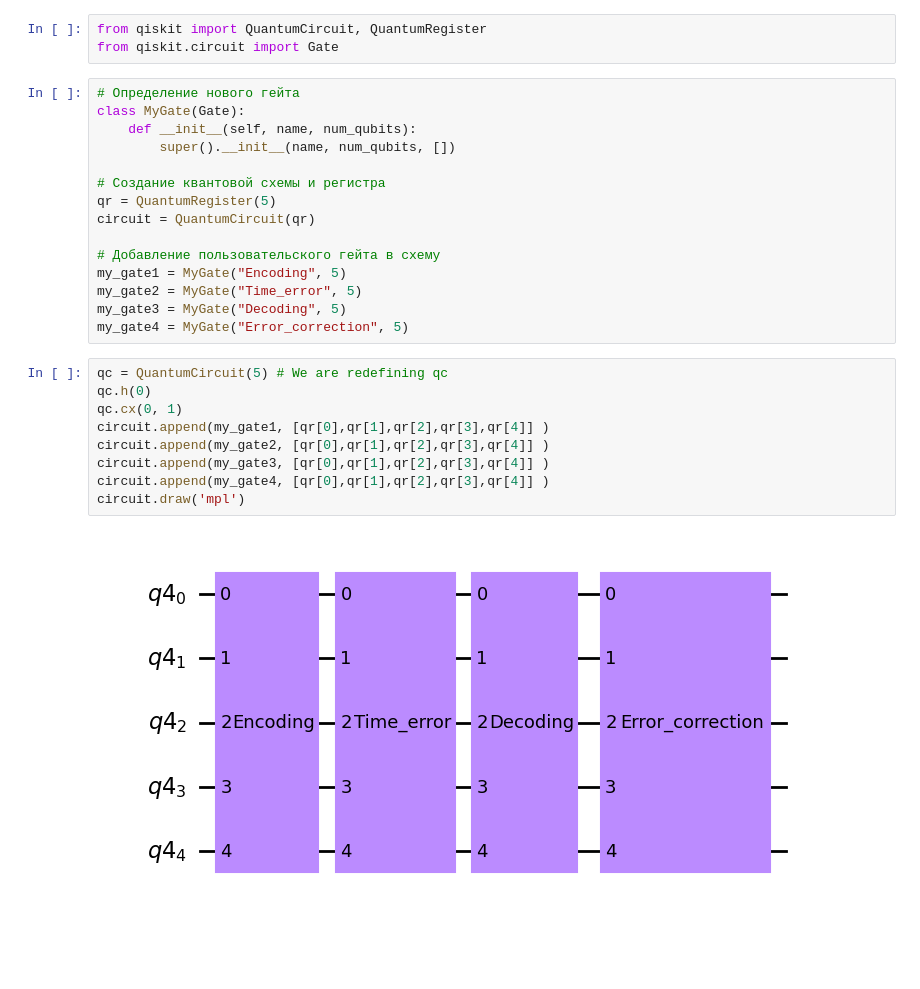
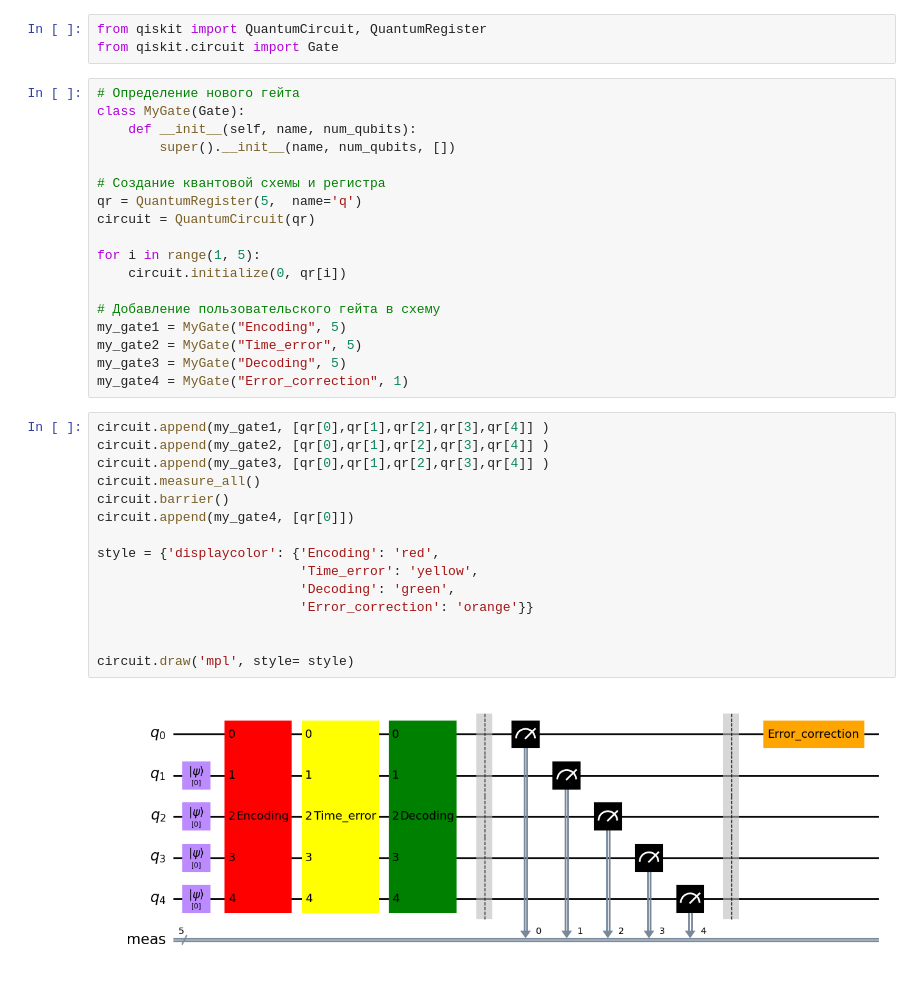
Before and after one commit to polyakova-polina/F_T0, a Jupyter notebook: scheme.ipynb, the cells around one changed output. Saved outputs shown, nothing was run; the diff lists cells and outputs as text; blank space fills up the shorter version.

```diff
--- a/scheme.ipynb
+++ b/scheme.ipynb
@@ -19,22 +22,31 @@ class MyGate(Gate):
         super().__init__(name, num_qubits, [])
 
 # Создание квантовой схемы и регистра
-qr = QuantumRegister(5)
+qr = QuantumRegister(5,  name='q')
 circuit = QuantumCircuit(qr)
+
+for i in range(1, 5):
+    circuit.initialize(0, qr[i])
 
 # Добавление пользовательского гейта в схему
 my_gate1 = MyGate("Encoding", 5)
 my_gate2 = MyGate("Time_error", 5)
 my_gate3 = MyGate("Decoding", 5)
-my_gate4 = MyGate("Error_correction", 5)
+my_gate4 = MyGate("Error_correction", 1)
 # %%
-qc = QuantumCircuit(5) # We are redefining qc
-qc.h(0)
-qc.cx(0, 1)
 circuit.append(my_gate1, [qr[0],qr[1],qr[2],qr[3],qr[4]] )
 circuit.append(my_gate2, [qr[0],qr[1],qr[2],qr[3],qr[4]] )
 circuit.append(my_gate3, [qr[0],qr[1],qr[2],qr[3],qr[4]] )
-circuit.append(my_gate4, [qr[0],qr[1],qr[2],qr[3],qr[4]] )
-circuit.draw('mpl')
+circuit.measure_all()
+circuit.barrier()
+circuit.append(my_gate4, [qr[0]])
+
+style = {'displaycolor': {'Encoding': 'red',
+                          'Time_error': 'yellow',
+                          'Decoding': 'green',
+                          'Error_correction': 'orange'}}
+
+
+circuit.draw('mpl', style= style)
 # %% [output]
-[figure, old version]
+[figure, new version]
```
Also changed, not shown: parts of 2 cells of this notebook.
